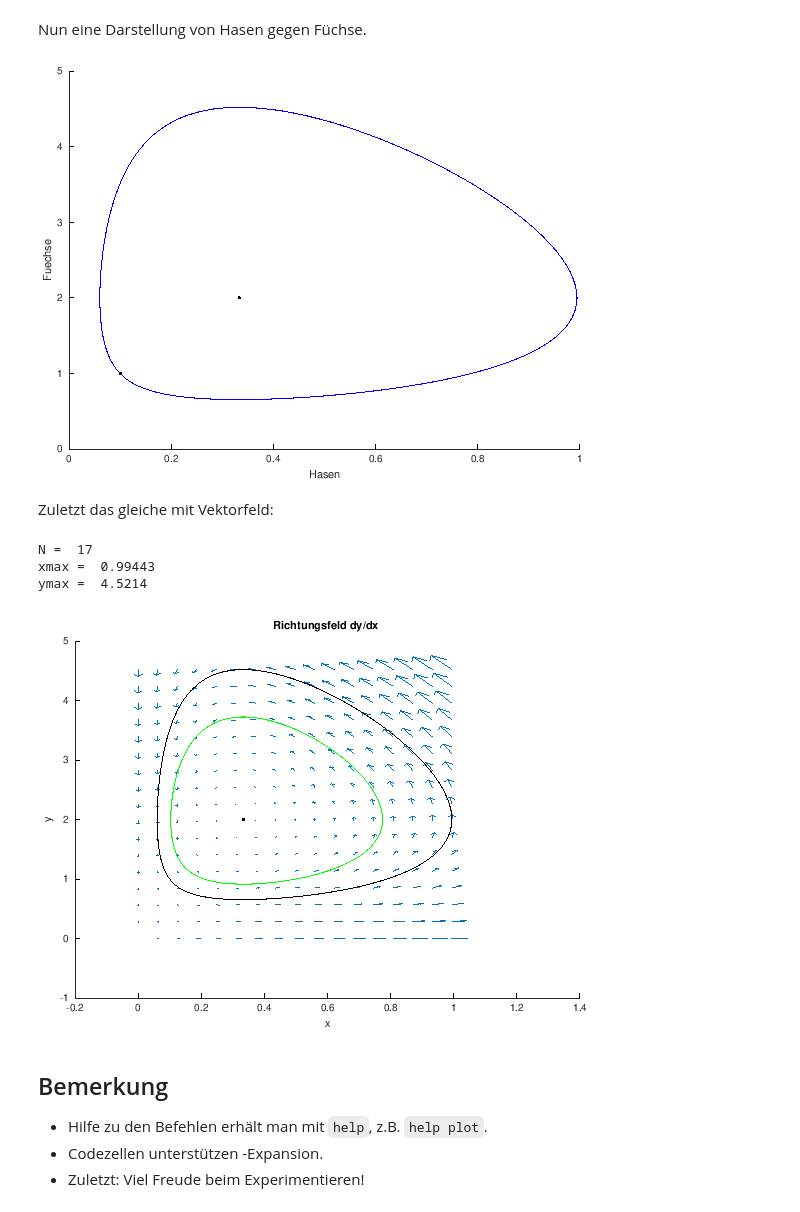
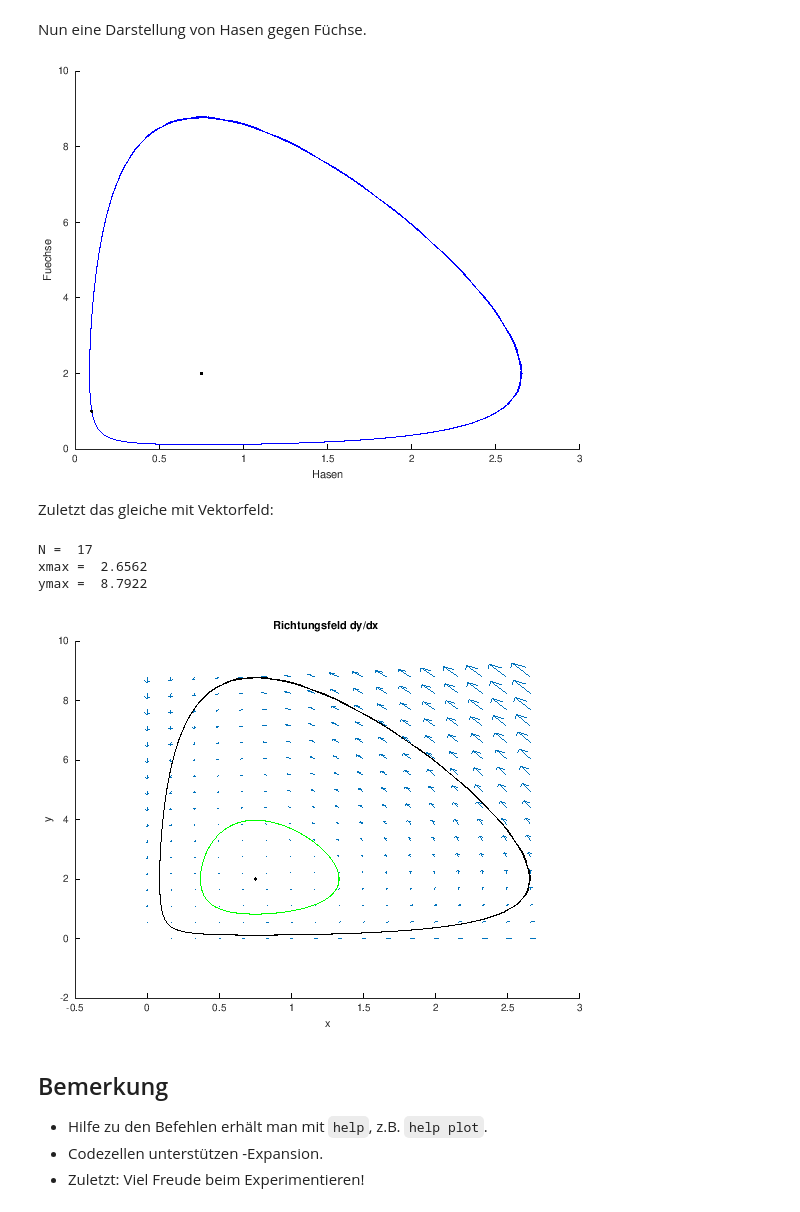
Before and after one commit to QiuyanZhong/modsim-sommer2020, a Jupyter notebook: jupyter/beispiel01-lotka-volterra/beispiel01-LotkaVolterra.ipynb, the cells around one changed output. Drawn from its saved outputs; the diff is of its cells as text; code cells hidden in the pictures.

```diff
--- a/jupyter/beispiel01-lotka-volterra/beispiel01-LotkaVolterra.ipynb
+++ b/jupyter/beispiel01-lotka-volterra/beispiel01-LotkaVolterra.ipynb
@@ -19,5 +18,7 @@ $$\vec u_0 = \begin{pmatrix} x_0\\ y_0\end{pmatrix} = \begin{pmatrix} 0.1 \\ 1\e
 # %%
-global Coeff =[2 1; 1 3];
-ustat = [Coeff(2,1) / Coeff(2,2); Coeff(1,1)/Coeff(1,2)]
-u0=[0.1; 1];   % Falls ein Kommando mit Semikolon beendet wird, erfolgt keine Ausgabe.
+u0=[0.1; 1]
+global Coeff =[2 1; 3 4];
+ustat = [Coeff(2,1) / Coeff(2,2); Coeff(1,1)/Coeff(1,2)];
+% Bemerke: Falls ein Kommando mit Semikolon beendet wird, erfolgt keine Ausgabe.
+global Coeff =[2 1; 3 4];
 # %% [output]
@@ -42,7 +43,7 @@ times = linspace(0.0, 20.0, 500);
 # %% [markdown]
 Lösen der DGL mit `lsode`.
 # %%
-numsol  = lsode (@(y,t) f_rhs(y,4,t), u0, times);
+numsol  = lsode (@(y,t) f_lotka_volterra(y,t), u0, times);
 # %% [markdown]
 ## Erzeuge einige Plots
 # %%
@@ -63,7 +64,7 @@ plot(numsol(:,1), numsol(:,2), 'color', 'blue')
 plot(ustat(1), ustat(2), 'color', 'black')
 plot(u0(1), u0(2), 'color', 'black')
 # %% [output]
-[figure, old version]
+[figure, new version]
 # %% [markdown]
 Zuletzt das gleiche mit Vektorfeld:
 # %%
@@ -75,38 +76,38 @@ xmax = max(numsol(:,1))
 ymax = max(numsol(:,2))
 
 xaxis= linspace(0.0, xmax, N);
 yaxis= linspace(0.0, ymax, N);
 
 % Initialisierung
 dxRaster = zeros(N);
 dyRaster = zeros(N);
 
 % Erstelle eine Matrix mit i,j Indizierung
 for i=1:length(yaxis)
 for j=1:length(xaxis)
-    f = f_rhs([xaxis(j); yaxis(i)], 0);
+    f = f_lotka_volterra([xaxis(j); yaxis(i)], 0);
     dxRaster(i,j) = f(1);
     dyRaster(i,j) = f(2);
 end
 end
 
 % Eine weitere Lösung zum Anfangswert (0.5, 1)
-numsol2 = lsode (@(y,t) f_rhs(y,4,t), [0.5; 1], times);
+numsol2 = lsode (@(y,t) f_lotka_volterra(y,4,t), [0.5; 1], times);
 
 % Eigentlicher Plot mit quiver (s. help quiver)
 hold on
 xlabel('x')
 ylabel('y')
 title ("Richtungsfeld dy/dx ");
 quiver (xaxis, yaxis, dxRaster, dyRaster);
 plot(numsol(:,1), numsol(:,2), 'color', 'black')
 plot(numsol2(:,1), numsol2(:,2), 'color', 'green')
 plot(ustat(1), ustat(2), 'color', 'black')
 # %% [output]
 N =  17
-xmax =  0.99443
-ymax =  4.5214
+xmax =  2.6562
+ymax =  8.7922
-[figure, old version]
+[figure, new version]
 # %% [markdown]
 ## Bemerkung
 * Hilfe zu den Befehlen erhält man mit `help`, z.B. `help plot`.
```
Also changed, not shown: parts of 7 cells of this notebook.
